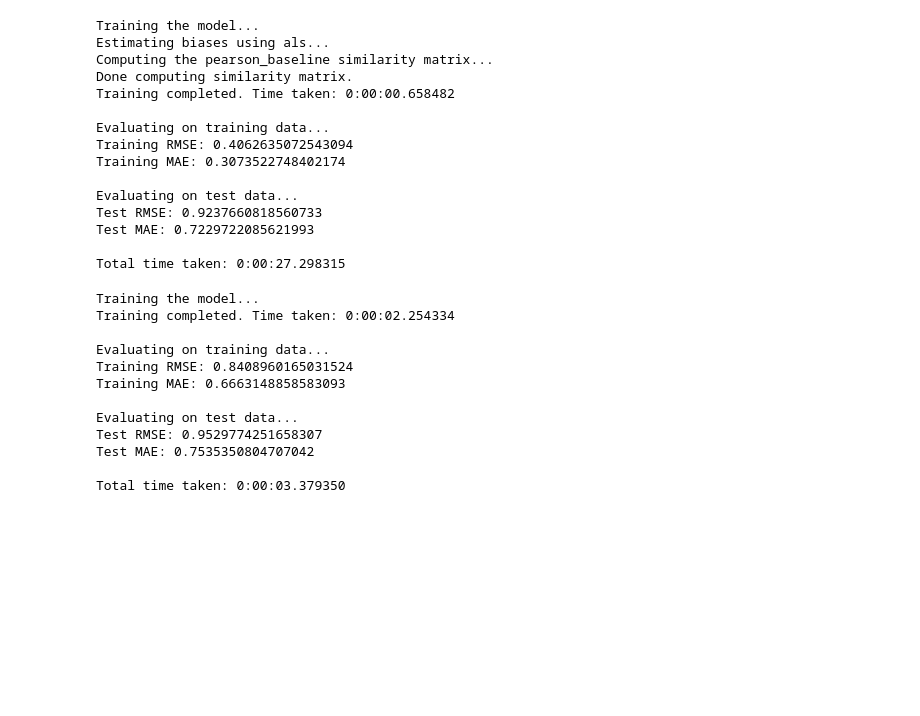
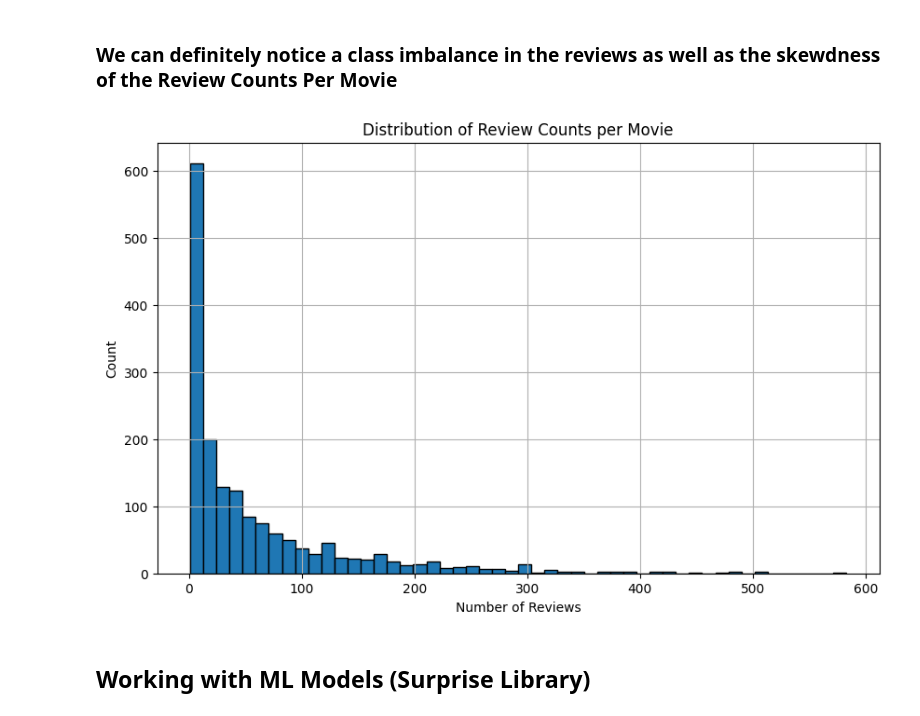
Before and after one commit to MayankSandh/Movie-Recommendation-Model, a Jupyter notebook: main.ipynb, the cells around one changed output. Cells and saved outputs as stored; diff of their text form; code cells hidden in the pictures; blank space fills up the shorter version.

```diff
--- a/main.ipynb
+++ b/main.ipynb
@@ -13,0 +7,7 @@ Done! Dataset ml-100k has been saved to /root/.surprise_data/ml-100k
+# %%
+from surprise import Dataset, Reader
+from surprise.model_selection import train_test_split
+import pandas as pd
+
+raw_data = data.raw_ratings
+df = pd.DataFrame(raw_data, columns=['user', 'item', 'rating', 'timestamp'])
@@ -14 +47,19 @@ Done! Dataset ml-100k has been saved to /root/.surprise_data/ml-100k
+# %% [markdown]
+### We can definitely notice a class imbalance in the reviews as well as the skewdness of the Review Counts Per Movie
+# %%
+# Calculate review counts per movie
+review_counts = df['item'].value_counts()
+
+# Plot the distribution of review counts
+plt.figure(figsize=(10, 6))
+plt.hist(review_counts, bins=50, edgecolor='black')
+plt.xlabel('Number of Reviews')
+plt.ylabel('Count')
+plt.title('Distribution of Review Counts per Movie')
+plt.grid(True)
+plt.show()
+# %% [output]
+[figure, added]
+# %% [markdown]
+## Working with ML Models (Surprise Library)
 # %%
@@ -78,53 +93,0 @@ def run_surprise_algorithm(algo_class, algo_params, trainset, testset, verbose=T
-# %%
-# Define hyperparameters for KNNBaseline
-knn_params = {
-    'k': 40,
-    'min_k': 1,
-    'sim_options': {
-        'name': 'pearson_baseline',
-        'user_based': False
-    }
-}
-
-# Initialize and run the KNNBaseline algorithm
-train_results_knn, test_results_knn = run_surprise_algorithm(KNNBaseline, knn_params, trainset, testset)
-# %% [output]
-Training the model...
-Estimating biases using als...
-Computing the pearson_baseline similarity matrix...
-Done computing similarity matrix.
-Training completed. Time taken: 0:00:00.658482
-
-Evaluating on training data...
-Training RMSE: 0.4062635072543094
-Training MAE: 0.3073522748402174
-
-Evaluating on test data...
-Test RMSE: 0.9237660818560733
-Test MAE: 0.7229722085621993
-
-Total time taken: 0:00:27.298315
-# %%
-# Define hyperparameters for SVD
-svd_params = {
-    'n_factors': 100,
-    'n_epochs': 50,
-    'lr_all': 0.005,
-    'reg_all': 0.02
-}
-
-# Initialize and run the SVD algorithm
-train_results_svd, test_results_svd = run_surprise_algorithm(SVD, svd_params, trainset, testset)
-# %% [output]
-Training the model...
-Training completed. Time taken: 0:00:02.254334
-
-Evaluating on training data...
-Training RMSE: 0.8408960165031524
-Training MAE: 0.6663148858583093
-
-Evaluating on test data...
-Test RMSE: 0.9529774251658307
-Test MAE: 0.7535350804707042
-
-Total time taken: 0:00:03.379350
```
Also changed, not shown: parts of 15 cells of this notebook.
